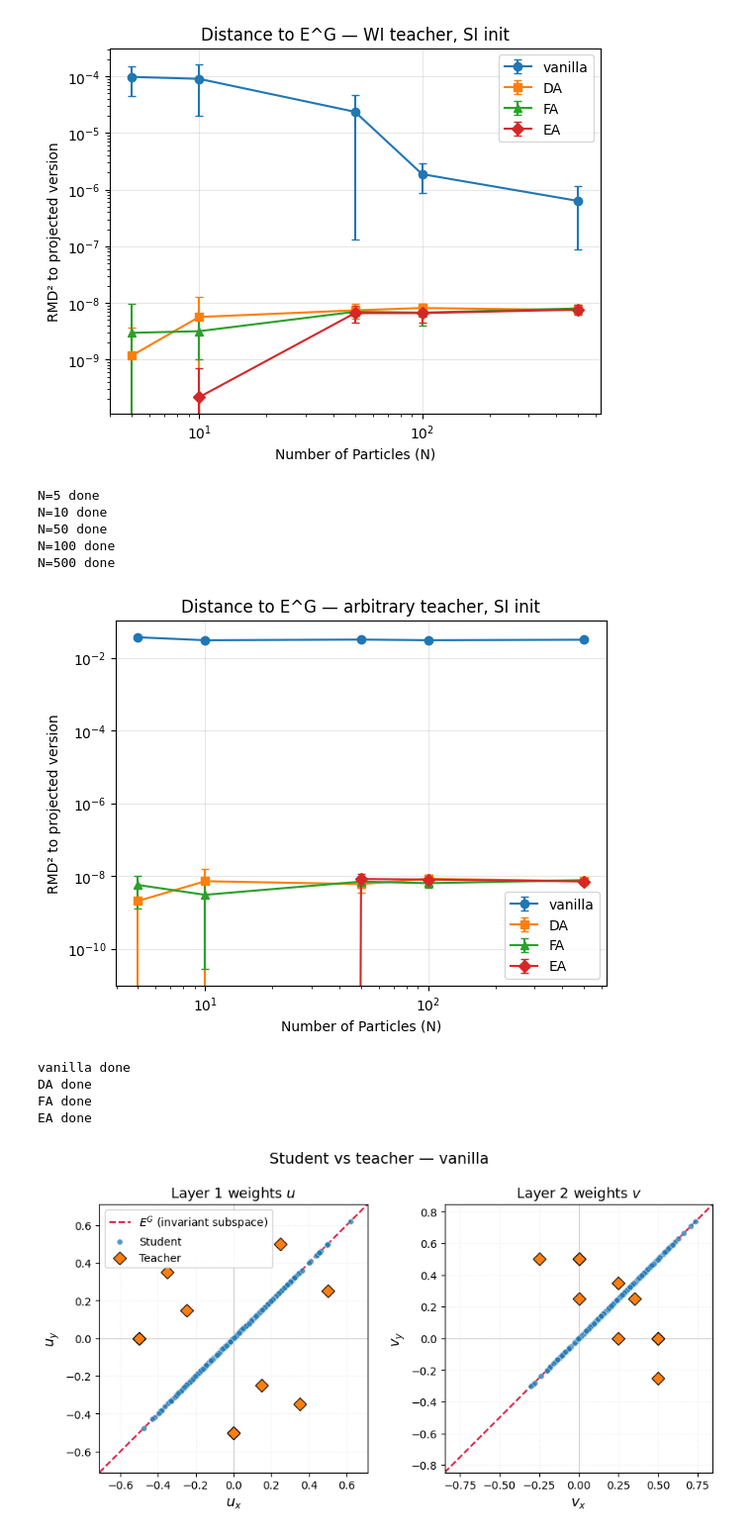
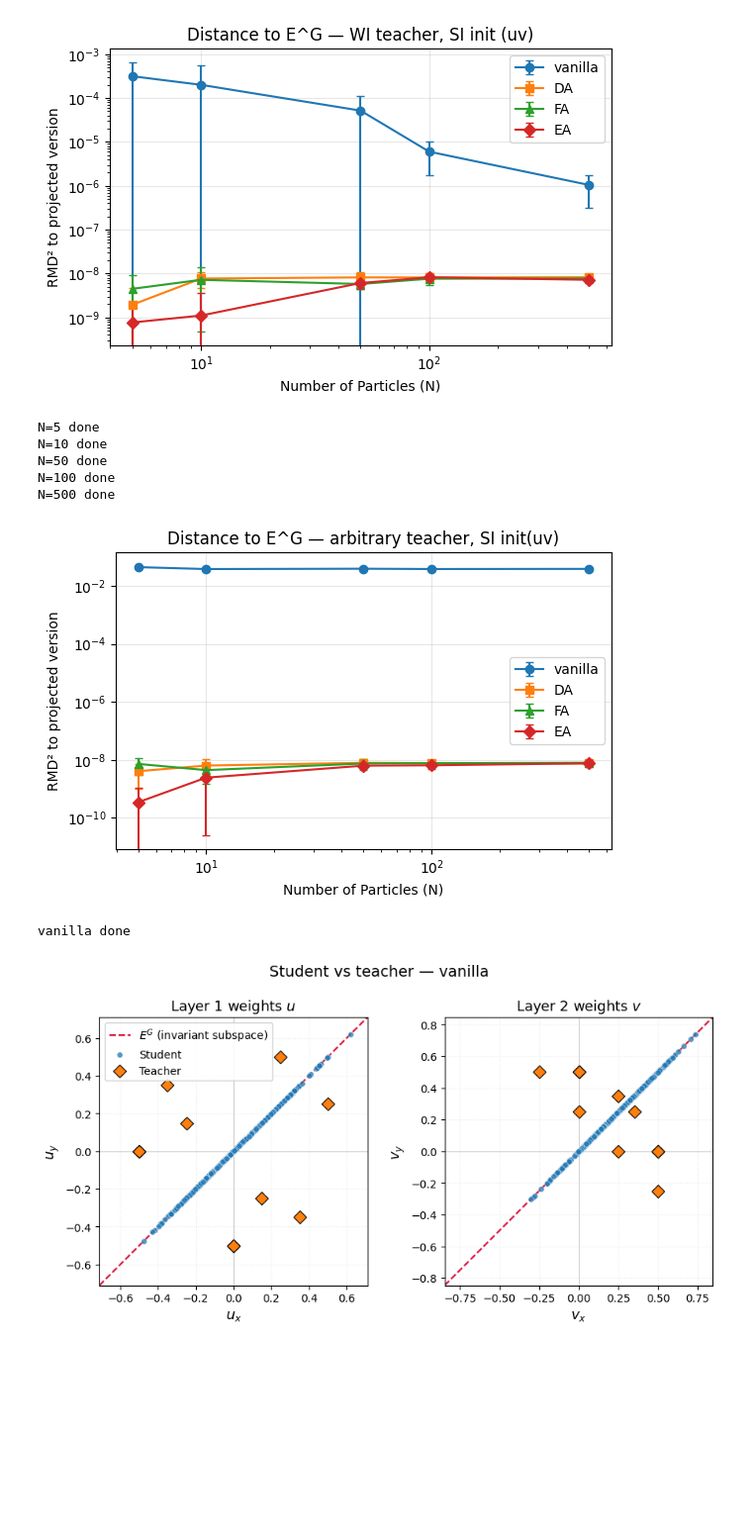
Before and after one commit to Kikidu59/Dola, a Jupyter notebook: notebooks/figures_uv.ipynb, the cells around one changed output. Shown at 99% size. Saved outputs shown, nothing was run; the diff lists cells and outputs as text; code cells hidden in the pictures; blank space fills up the shorter version.

```diff
--- a/notebooks/figures_uv.ipynb
+++ b/notebooks/figures_uv.ipynb
@@ -19,8 +19,10 @@ from src.teacher import make_wi_particles, make_arbitrary_particles, sample_data
 from src.metrics import rmd_to_projected
 from src.utils import plot_rmd_curves, plot_particles_3d, plot_uv_equivariance
 
+import matplotlib.pyplot as plt
+
 N_VALUES = [5, 10, 50, 100, 500]
 N_REPS = 6
-CONFIG = {**DEFAULT_CONFIG, "T": 1.0, "gr": 5}
+CONFIG = {**DEFAULT_CONFIG, "T": 15.0, "gr": 5}
 CONFIG["alpha"]=5.0
 CONFIG['tau'] = 0.0
@@ -65,9 +70,9 @@ N=50 done
 N=100 done
 N=500 done
 # %%
-plot_rmd_curves(N_VALUES, results_wi, "Number of Particles (N)", "Distance to E^G — WI teacher, SI init")
+plot_rmd_curves(N_VALUES, results_wi, "Number of Particles (N)", "Distance to E^G — WI teacher, SI init (uv)", save_pdf=True)
 # %% [output]
-[figure, old version]
+[figure, new version]
 # %%
 teacher_arb = make_arbitrary_particles()
 
@@ -100,9 +105,9 @@ N=50 done
 N=100 done
 N=500 done
 # %%
-plot_rmd_curves(N_VALUES, results_arb, "Number of Particles (N)", "Distance to E^G — arbitrary teacher, SI init")
+plot_rmd_curves(N_VALUES, results_arb, "Number of Particles (N)", "Distance to E^G — arbitrary teacher, SI init(uv)", save_pdf=True)
 # %% [output]
-[figure, old version]
+[figure, new version]
 # %%
 teacher = make_wi_particles()
 N = 500
@@ -110,15 +115,12 @@ key = jax.random.PRNGKey(42)
 CONFIG['T'] = 20.0
 h_vanilla = train(teacher, N, jax.random.fold_in(key, 0), CONFIG, "si")
 print("vanilla done")
-h_da = train(teacher, N, jax.random.fold_in(key, 1), CONFIG, "si", used_loss_fn=loss_fn_da)
-print("DA done")
-h_fa = train(teacher, N, jax.random.fold_in(key, 2), CONFIG, "si", used_loss_fn=loss_fn_fa)
-print("FA done")
-h_ea = train(teacher, N, jax.random.fold_in(key, 3), CONFIG, "si", used_loss_fn=loss_fn_ea)
-print("EA done")
+# h_da = train(teacher, N, jax.random.fold_in(key, 1), CONFIG, "si", used_loss_fn=loss_fn_da)
+# print("DA done")
+# h_fa = train(teacher, N, jax.random.fold_in(key, 2), CONFIG, "si", used_loss_fn=loss_fn_fa)
+# print("FA done")
+# h_ea = train(teacher, N, jax.random.fold_in(key, 3), CONFIG, "si", used_loss_fn=loss_fn_ea)
+# print("EA done")
 # %% [output]
 vanilla done
-DA done
-FA done
-EA done
 # %%
```
Also changed, not shown: parts of 6 cells of this notebook, 23 other files.
